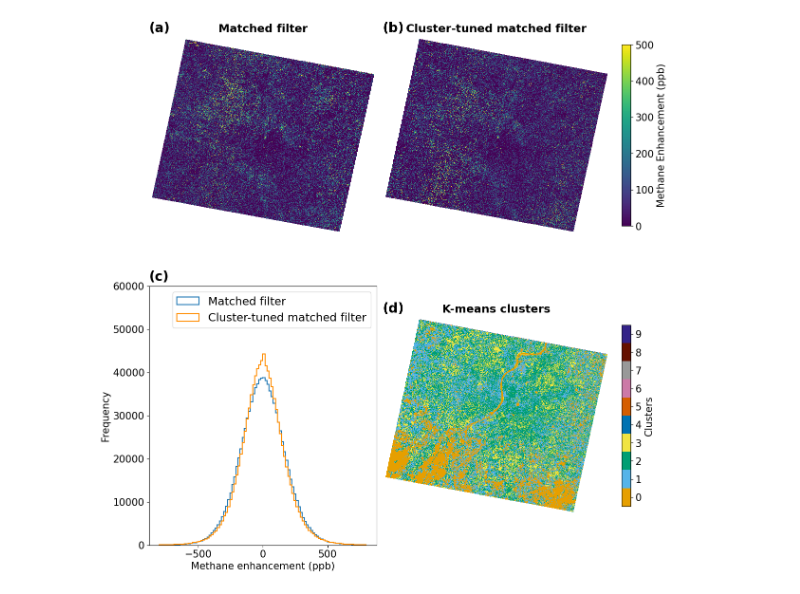
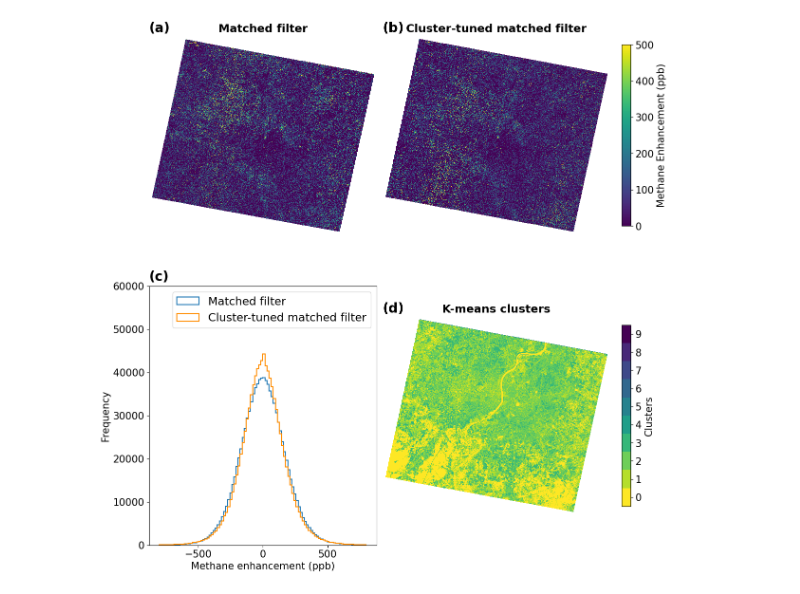
Before and after one commit to zxdawn/HyperGas-GMD, a Jupyter notebook: notebooks/cluster_mf.ipynb, the cells around one changed output. Saved outputs shown, nothing was run; the diff lists cells and outputs as text; code cells hidden in the pictures.

```diff
--- a/notebooks/cluster_mf.ipynb
+++ b/notebooks/cluster_mf.ipynb
@@ -106,50 +106,36 @@ ax3.set_ylabel('Frequency')
 ax3.set_ylim(0, 6e4)
 ax3.legend()
 
-# n_clusters = len(np.unique(ds_cluster['segmentation'])) + 1
-# cmap_cluster = plt.get_cmap('tab20c', n_clusters)
-
-cluster_colors = [
-'#E69F00',
-'#56B4E9',
-'#009E73',
-'#F0E442',
-'#0072B2',
-'#D55E00',
-'#CC79A7',
-'#999999',
-'#661100',
-'#332288',
-]
-cmap_cluster = ListedColormap(cluster_colors)
+n_clusters = len(np.unique(ds_cluster['segmentation'])) + 1
+cmap_cluster = plt.get_cmap('viridis_r', n_clusters)
 
 m = ds_cluster['segmentation'].plot(ax=ax4, x='longitude', y='latitude',
                      cmap=cmap_cluster,
                      vmin = ds_cluster['segmentation'].min() - 0.5,
                      vmax = ds_cluster['segmentation'].max() + 0.5,
                      add_colorbar=False,
                                     rasterized=True)
 # add colorbar
 cbar = fig.colorbar(m, ticks=np.arange(ds_cluster['segmentation'].min(), ds_cluster['segmentation'].max() + 1),
                     ax=ax4, label='Clusters', shrink=0.7)
 
 ax4.set_title('K-means clusters')
 
 for n, ax in enumerate([ax1, ax2, ax3, ax4]):
     ax.text(0, 1.02, '({})'.format(string.ascii_lowercase[n]),
             transform=ax.transAxes,
             size=20, weight='bold')
 
 ax1.set_frame_on(False)
 ax2.set_frame_on(False)
 ax4.set_frame_on(False)
 
 # for ax in axs:
 #     gl = ax.gridlines(crs=ccrs.PlateCarree(), draw_labels=True,
 #                       linewidth=0.4, color='w', alpha=0.5, linestyle='--')
 #     gl.top_labels = False
 #     gl.right_labels = False
 
 fig.savefig('../figures/cluster_mf.pdf')
 # %% [output]
-[figure, old version]
+[figure, new version]
```
Also changed, not shown: 1 other file.
